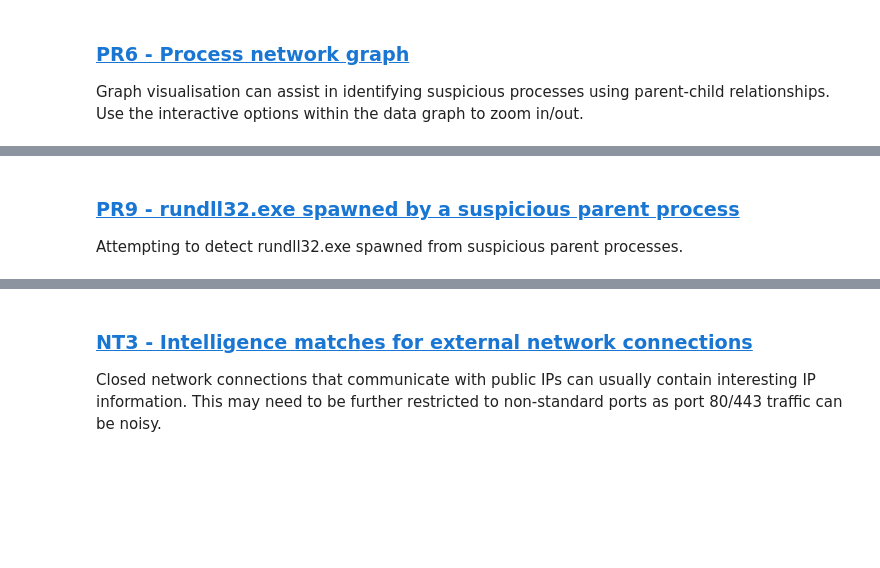
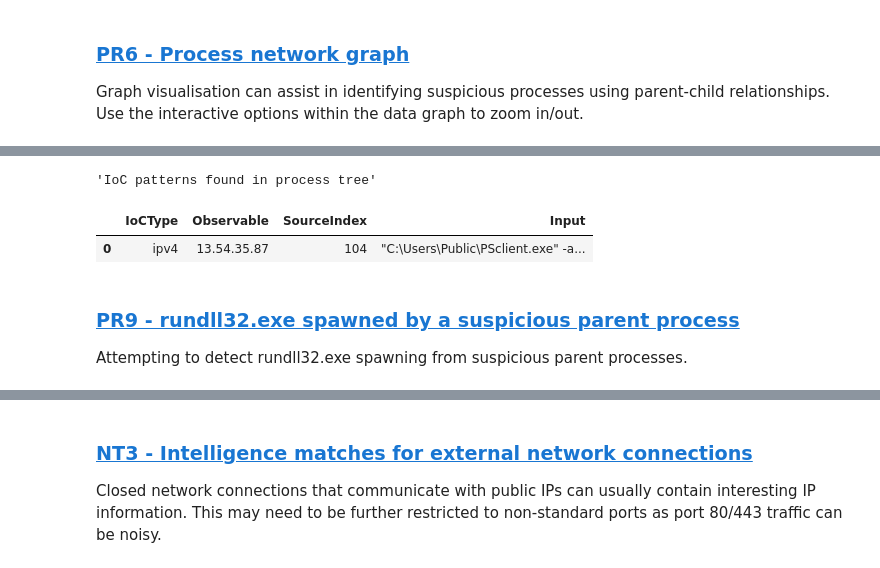
Before and after one commit to blueteam0ps/memOptix, a Jupyter notebook: memOptix-analyst.ipynb, the cells around one changed output, grey strips where cells are left out. Drawn from its saved outputs; the diff is of its cells as text; code cells hidden in the pictures; blank space fills up the shorter version.

```diff
--- a/memOptix-analyst.ipynb
+++ b/memOptix-analyst.ipynb
@@ -213,12 +260,16 @@ else:
 # %%
 ioc_extractor = IoCExtract()
 ioc_df = ioc_extractor.extract(data=dfcmdline, columns=['Args'])
 if len(ioc_df):
-    display(HTML("<h3>IoC patterns found in process tree.</h3>"))
+    display("IoC patterns found in process tree")
     display(ioc_df)
+# %% [output]
+'IoC patterns found in process tree'
+|  | IoCType | Observable | SourceIndex | Input |
+| 0 | ipv4 | 13.54.35.87 | 104 | "C:\Users\Public\PSclient.exe" -a... |
 # %% [markdown]
 ### <a href=#PR9>PR9 - rundll32.exe spawned by a suspicious parent process</a>
-Attempting to detect rundll32.exe spawned from suspicious parent processes.
+Attempting to detect rundll32.exe spawning from suspicious parent processes.
 # %%
 susdllloc = dfprocs[((dfprocs.ImageFileName.str.lower() == "rundll32.exe")) & (dfprocs.ParentName.str.lower().isin(['winword.exe', 'excel.exe','msaccess.exe','lsass.exe','taskeng.exe','winlogon.exe','schtask.exe','regsvr32.exe','wmiprvse.exe','wsmprovhost.exe']))][['ImageFileName','PID','PPID','ParentName']]
 if (susdllloc.empty):
```
Also changed, not shown: parts of 49 cells of this notebook.
